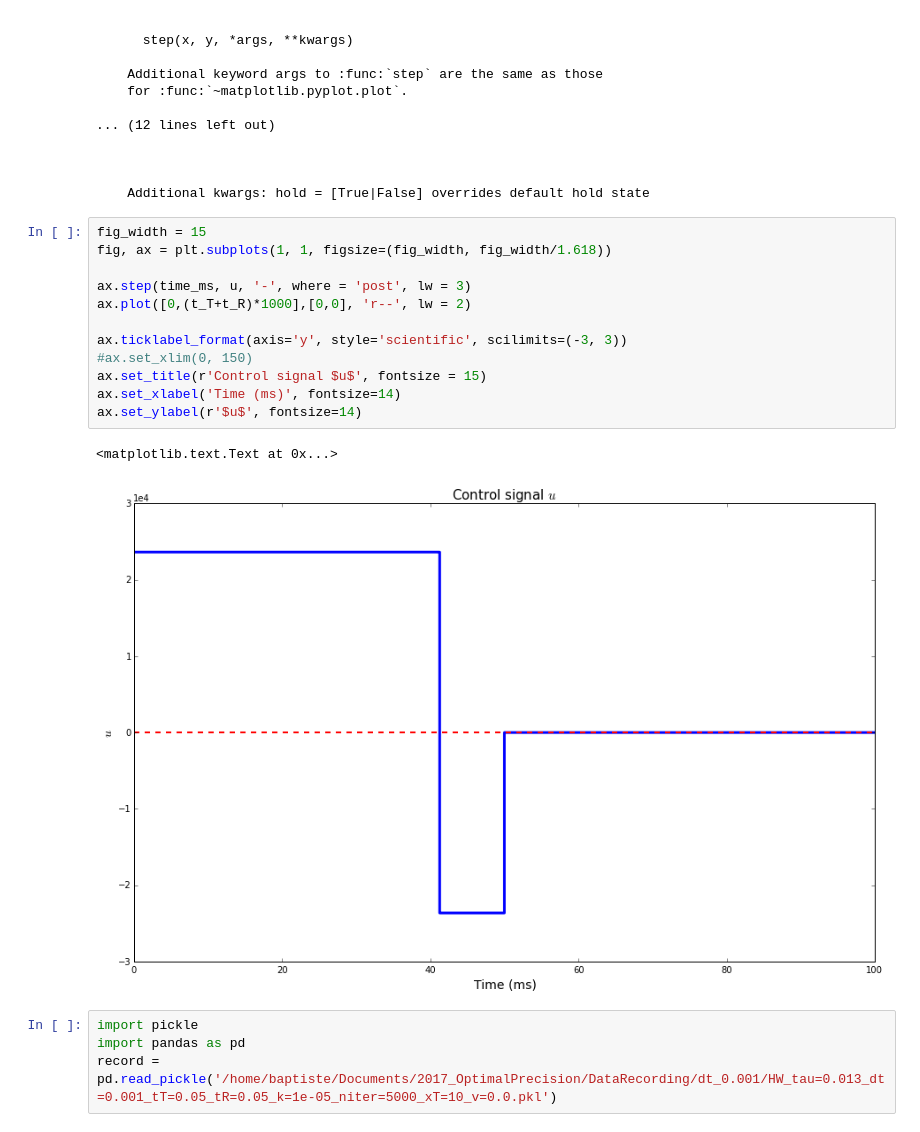
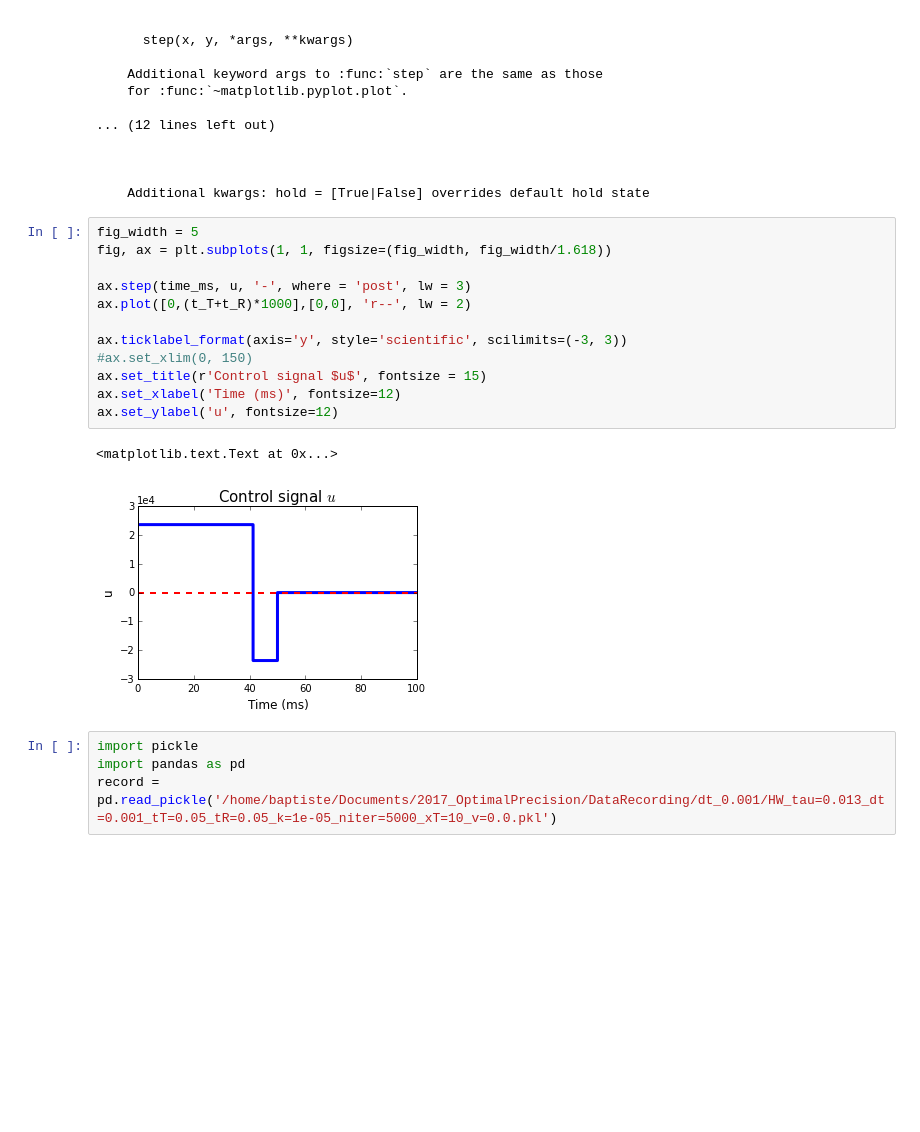
Before and after one commit to AnaideT/OptimalPrecision, a Jupyter notebook: 2017-06-01 Bang-bang solution.ipynb, the cells around one changed output. Cells and saved outputs as stored; diff of their text form; blank space fills up the shorter version.

```diff
--- a/2017-06-01 Bang-bang solution.ipynb
+++ b/2017-06-01 Bang-bang solution.ipynb
@@ -103,20 +103,20 @@ step(x, y, *args, **kwargs)
 
     Additional kwargs: hold = [True|False] overrides default hold state
 # %%
-fig_width = 15
+fig_width = 5
 fig, ax = plt.subplots(1, 1, figsize=(fig_width, fig_width/1.618))
 
 ax.step(time_ms, u, '-', where = 'post', lw = 3)
 ax.plot([0,(t_T+t_R)*1000],[0,0], 'r--', lw = 2)
 
 ax.ticklabel_format(axis='y', style='scientific', scilimits=(-3, 3))
 #ax.set_xlim(0, 150)
 ax.set_title(r'Control signal $u$', fontsize = 15)
-ax.set_xlabel('Time (ms)', fontsize=14)
-ax.set_ylabel(r'$u$', fontsize=14)
+ax.set_xlabel('Time (ms)', fontsize=12)
+ax.set_ylabel('u', fontsize=12)
 # %% [output]
 <matplotlib.text.Text at 0x...>
-[figure, old version]
+[figure, new version]
 # %%
 import pickle
 import pandas as pd
```
Also changed, not shown: parts of 6 cells of this notebook, 9 other files.
